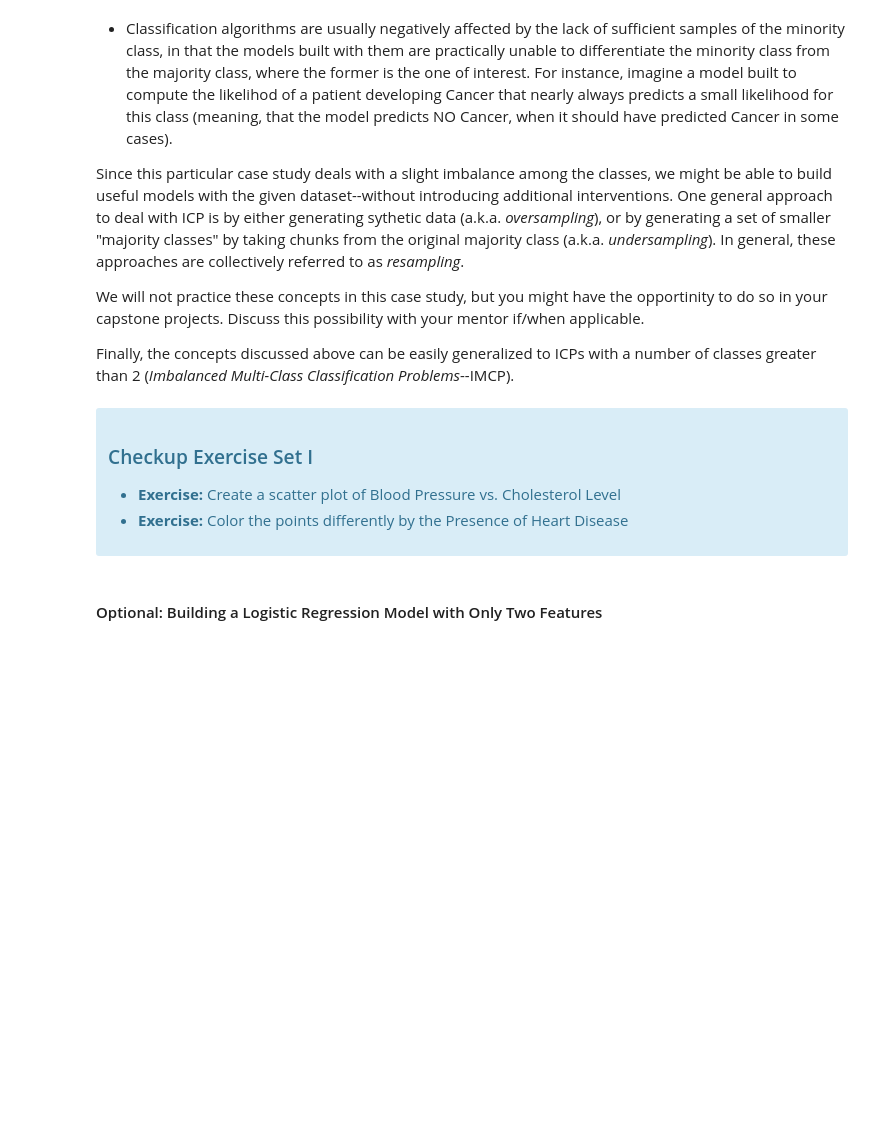
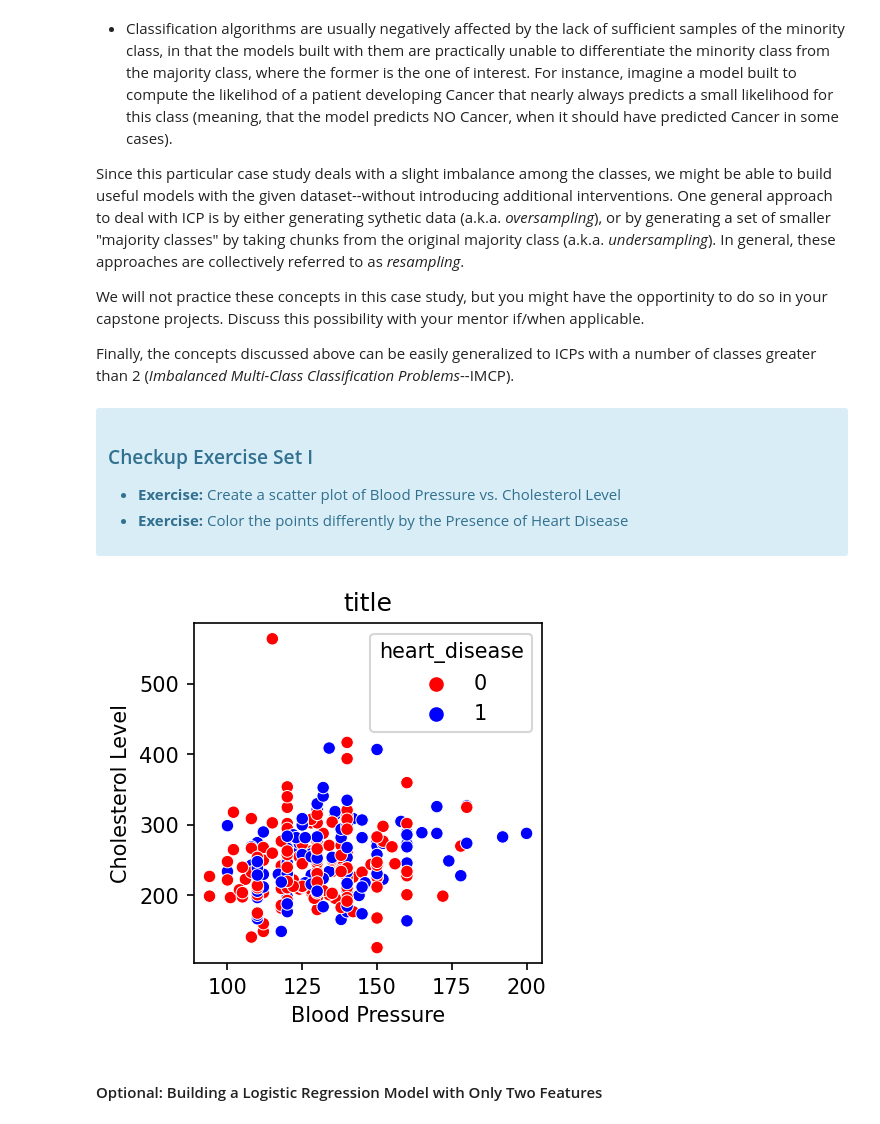
Before and after one commit to o-kazemi/Logistic-Regression-Advanced-Case-Study, a Jupyter notebook: Logistic Regression Advanced Case Study.ipynb, the cells around one changed output. Saved outputs shown, nothing was run; the diff lists cells and outputs as text; code cells hidden in the pictures; blank space fills up the shorter version.

```diff
--- a/Logistic Regression Advanced Case Study.ipynb
+++ b/Logistic Regression Advanced Case Study.ipynb
@@ -522,3 +545,12 @@ Finally, the concepts discussed above can be easily generalized to ICPs with a n
   <li> <b>Exercise:</b> Color the points differently by the Presence of Heart Disease
 </ul>
 </div>
+# %%
+fig,ax=plt.subplots()
+sns.scatterplot(x='resting_BP_mm_Hg',y='cholesterol_mg_dl',data=dflog,hue='heart_disease',palette=['r','b'])
+ax.set_title("title")
+ax.set_xlabel('Blood Pressure')
+ax.set_ylabel('Cholesterol Level')
+plt.show()
+# %% [output]
+[figure, added]
```
Also changed, not shown: parts of 19 cells of this notebook.
